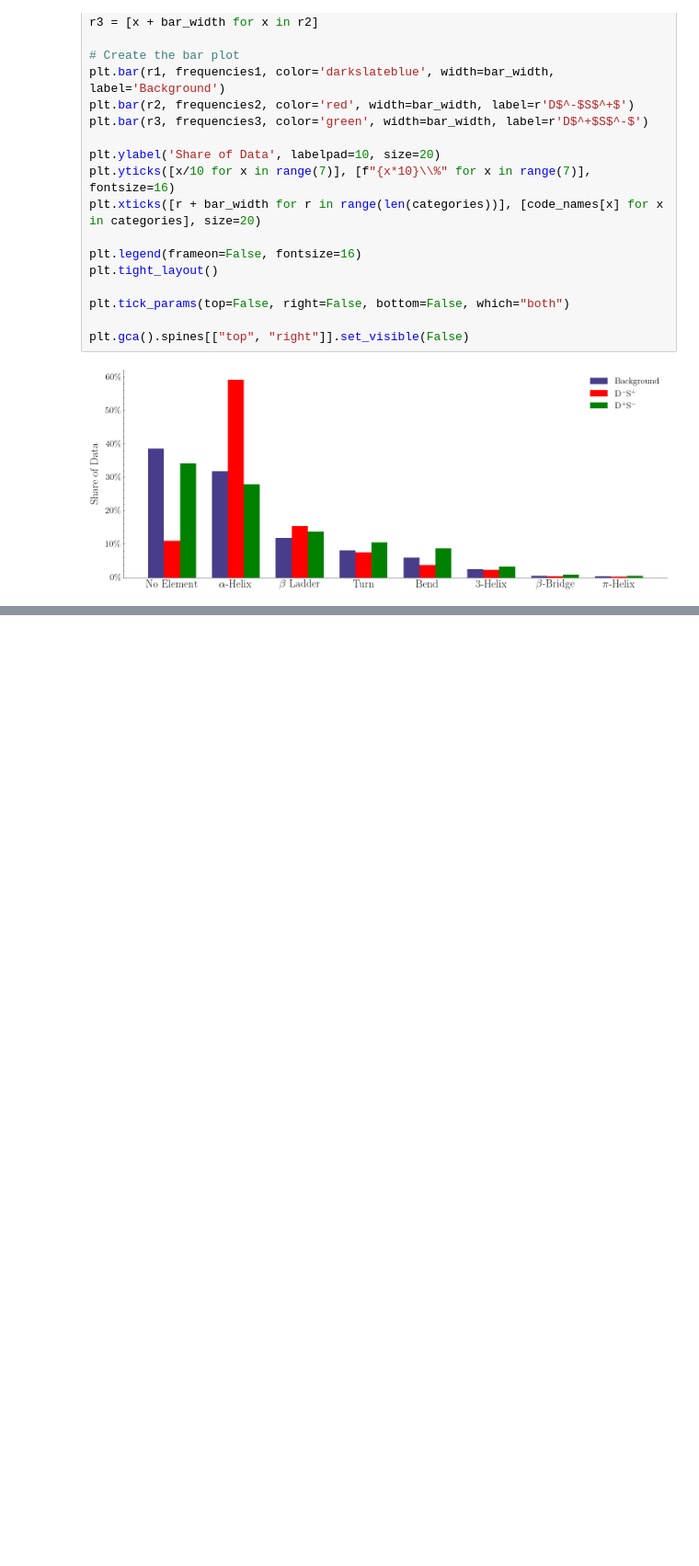
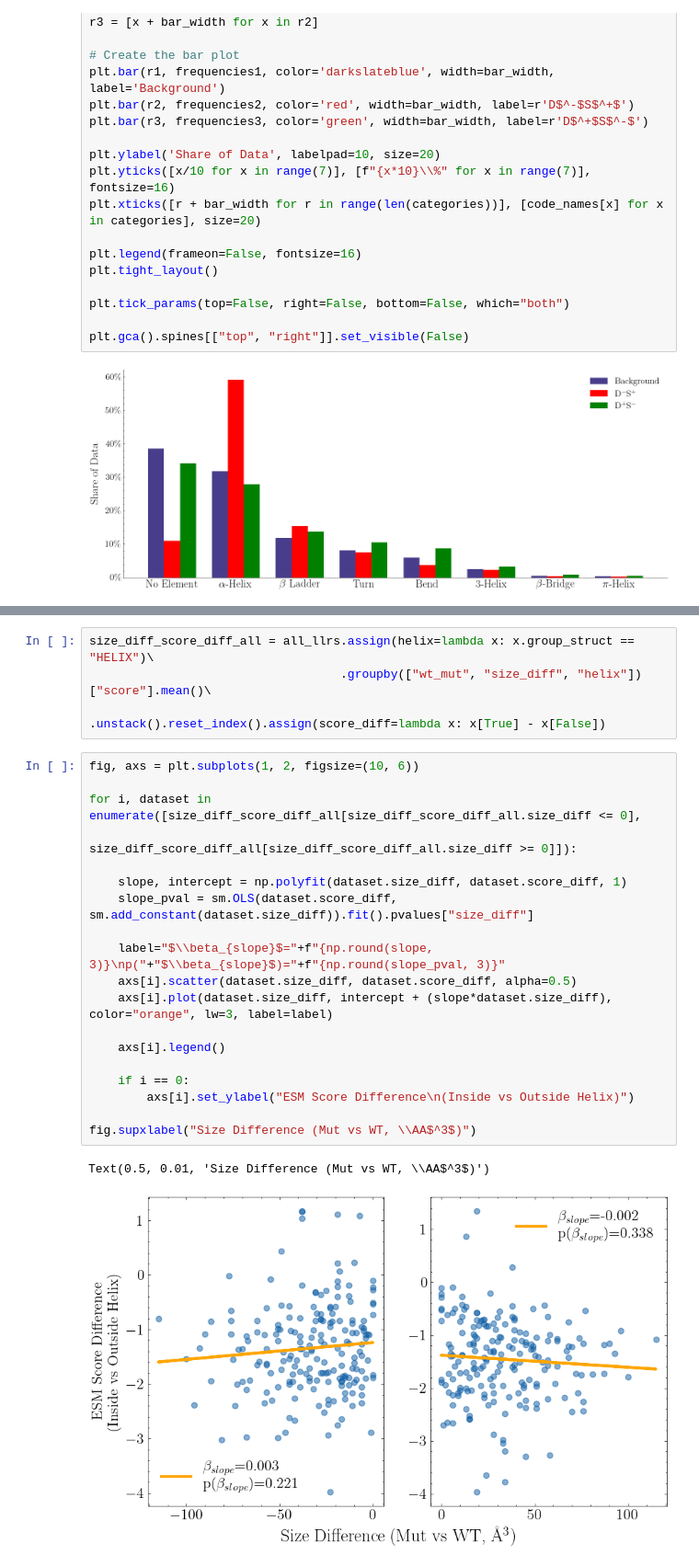
Before and after one commit to ntranoslab/diff-tol, a Jupyter notebook: code/fig3.ipynb, the cells around one changed output, grey strips where cells are left out. Shown: that part at 92% size. Drawn from its saved outputs; the diff is of its cells as text; blank space fills up the shorter version.

```diff
--- a/code/fig3.ipynb
+++ b/code/fig3.ipynb
@@ -501,0 +581,26 @@ plt.gca().spines[["top", "right"]].set_visible(False)
+# %%
+size_diff_score_diff_all = all_llrs.assign(helix=lambda x: x.group_struct == "HELIX")\
+                                   .groupby(["wt_mut", "size_diff", "helix"])["score"].mean()\
+                                   .unstack().reset_index().assign(score_diff=lambda x: x[True] - x[False])
+# %%
+fig, axs = plt.subplots(1, 2, figsize=(10, 6))
+
+for i, dataset in enumerate([size_diff_score_diff_all[size_diff_score_diff_all.size_diff <= 0],
+                            size_diff_score_diff_all[size_diff_score_diff_all.size_diff >= 0]]):
+
+    slope, intercept = np.polyfit(dataset.size_diff, dataset.score_diff, 1)
+    slope_pval = sm.OLS(dataset.score_diff, sm.add_constant(dataset.size_diff)).fit().pvalues["size_diff"]
+
+    label="$\\beta_{slope}$="+f"{np.round(slope, 3)}\np("+"$\\beta_{slope}$)="+f"{np.round(slope_pval, 3)}"
+    axs[i].scatter(dataset.size_diff, dataset.score_diff, alpha=0.5)
+    axs[i].plot(dataset.size_diff, intercept + (slope*dataset.size_diff), color="orange", lw=3, label=label)
+
+    axs[i].legend()
+
+    if i == 0:
+        axs[i].set_ylabel("ESM Score Difference\n(Inside vs Outside Helix)")
+
+fig.supxlabel("Size Difference (Mut vs WT, \\AA$^3$)")
+# %% [output]
+Text(0.5, 0.01, 'Size Difference (Mut vs WT, \\AA$^3$)')
+[figure, added]
```
Also changed, not shown: parts of 8 cells of this notebook.
